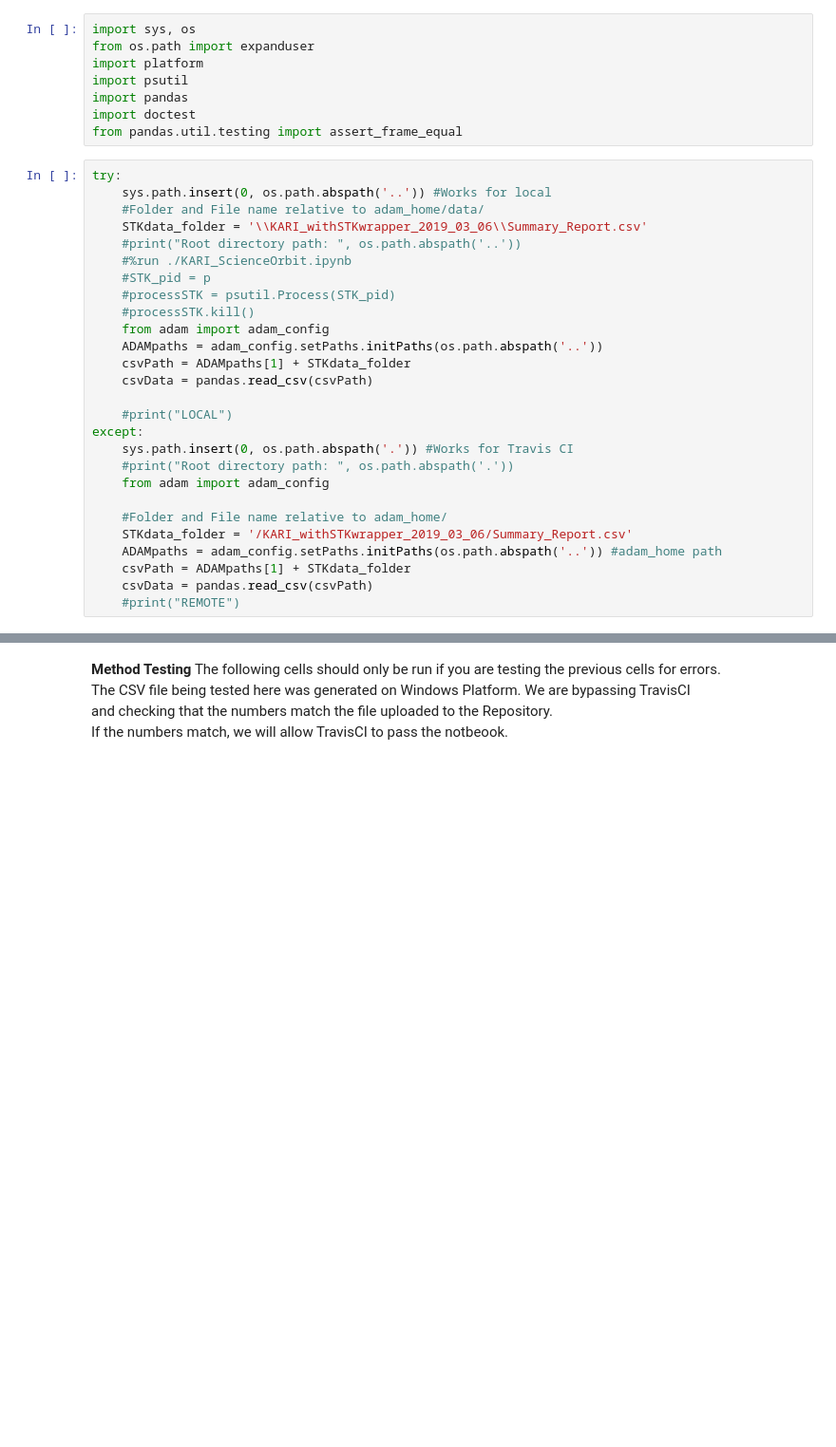
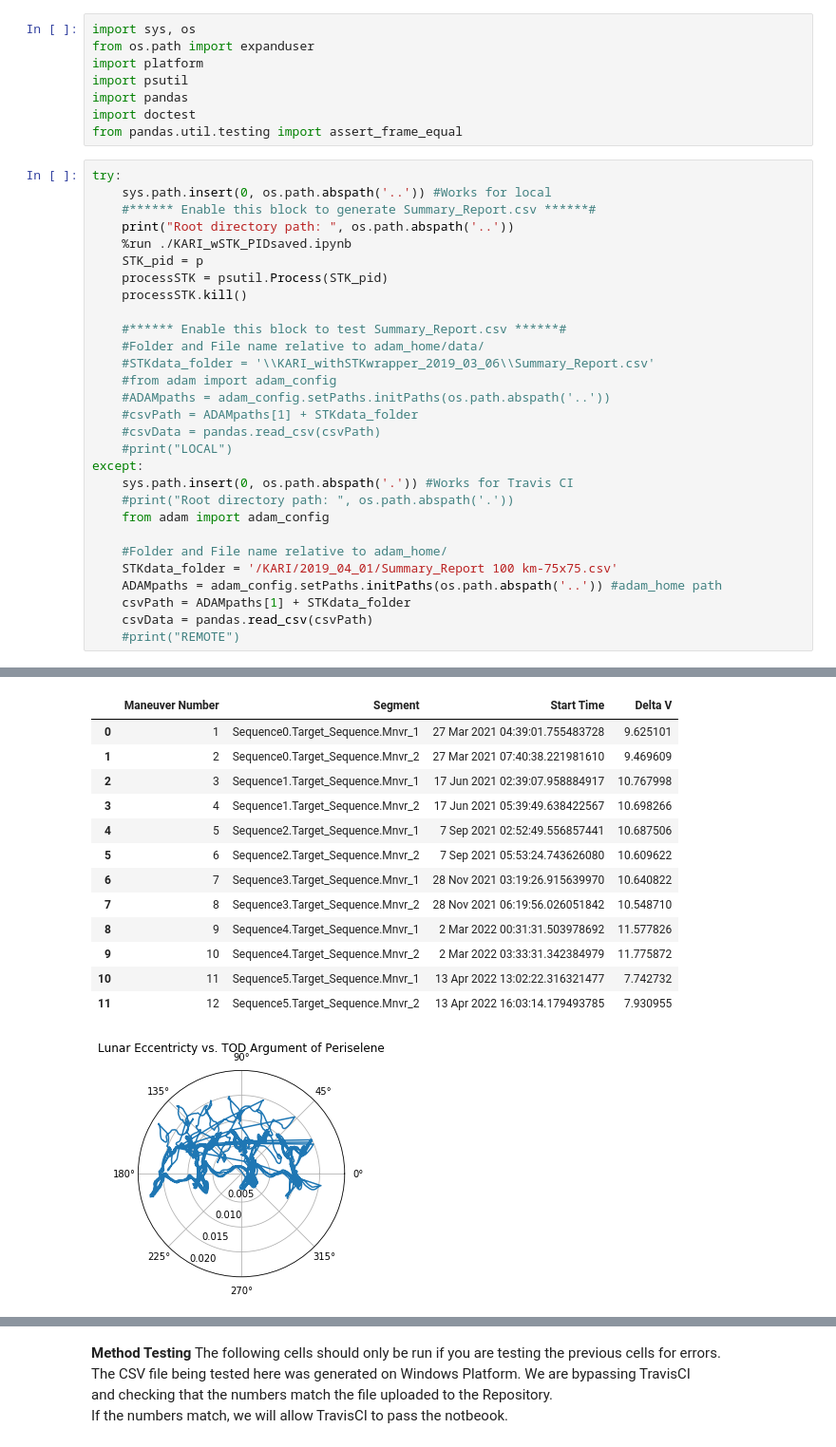
Before and after one commit to RookinsAndBear/TestingTravisCI, a Jupyter notebook: adam_home/demos/STKWrapper_withDocstring_workingCopy.ipynb, the cells around one changed output, grey strips where cells are left out. Shown at 95% size. Saved outputs shown, nothing was run; the diff lists cells and outputs as text; blank space fills up the shorter version.

Commit message:
setup new KARI folder with timestamped data files

```diff
--- a/adam_home/demos/STKWrapper_withDocstring_workingCopy.ipynb
+++ b/adam_home/demos/STKWrapper_withDocstring_workingCopy.ipynb
@@ -26,18 +26,20 @@ from pandas.util.testing import assert_frame_equal
 # %%
 try:
     sys.path.insert(0, os.path.abspath('..')) #Works for local
+    #****** Enable this block to generate Summary_Report.csv ******#
+    print("Root directory path: ", os.path.abspath('..'))
+    %run ./KARI_wSTK_PIDsaved.ipynb
+    STK_pid = p
+    processSTK = psutil.Process(STK_pid)
+    processSTK.kill()
+
+    #****** Enable this block to test Summary_Report.csv ******#
     #Folder and File name relative to adam_home/data/
-    STKdata_folder = '\\KARI_withSTKwrapper_2019_03_06\\Summary_Report.csv'
-    #print("Root directory path: ", os.path.abspath('..'))
-    #%run ./KARI_ScienceOrbit.ipynb
-    #STK_pid = p
-    #processSTK = psutil.Process(STK_pid)
-    #processSTK.kill()
-    from adam import adam_config
-    ADAMpaths = adam_config.setPaths.initPaths(os.path.abspath('..'))
-    csvPath = ADAMpaths[1] + STKdata_folder
-    csvData = pandas.read_csv(csvPath)
-
+    #STKdata_folder = '\\KARI_withSTKwrapper_2019_03_06\\Summary_Report.csv'
+    #from adam import adam_config
+    #ADAMpaths = adam_config.setPaths.initPaths(os.path.abspath('..'))
+    #csvPath = ADAMpaths[1] + STKdata_folder
+    #csvData = pandas.read_csv(csvPath)
     #print("LOCAL")
 except:
     sys.path.insert(0, os.path.abspath('.')) #Works for Travis CI
@@ -45,7 +47,7 @@ except:
     from adam import adam_config
 
     #Folder and File name relative to adam_home/
-    STKdata_folder = '/KARI_withSTKwrapper_2019_03_06/Summary_Report.csv'
+    STKdata_folder = '/KARI/2019_04_01/Summary_Report 100 km-75x75.csv'
     ADAMpaths = adam_config.setPaths.initPaths(os.path.abspath('..')) #adam_home path
     csvPath = ADAMpaths[1] + STKdata_folder
     csvData = pandas.read_csv(csvPath)
@@ -54,0 +73,14 @@ Changing adam home path to =  C:\Users\macuser\TestingTravisCI\adam_home
+|  | Maneuver Number | Segment | Start Time | Delta V |
+| 0 | 1 | Sequence0.Target_Sequence.Mnvr_1 | 27 Mar 2021 04:39:01.755483728 | 9.625101 |
+| 1 | 2 | Sequence0.Target_Sequence.Mnvr_2 | 27 Mar 2021 07:40:38.221981610 | 9.469609 |
+| 2 | 3 | Sequence1.Target_Sequence.Mnvr_1 | 17 Jun 2021 02:39:07.958884917 | 10.767998 |
+| 3 | 4 | Sequence1.Target_Sequence.Mnvr_2 | 17 Jun 2021 05:39:49.638422567 | 10.698266 |
+| 4 | 5 | Sequence2.Target_Sequence.Mnvr_1 | 7 Sep 2021 02:52:49.556857441 | 10.687506 |
+| 5 | 6 | Sequence2.Target_Sequence.Mnvr_2 | 7 Sep 2021 05:53:24.743626080 | 10.609622 |
+| 6 | 7 | Sequence3.Target_Sequence.Mnvr_1 | 28 Nov 2021 03:19:26.915639970 | 10.640822 |
+| 7 | 8 | Sequence3.Target_Sequence.Mnvr_2 | 28 Nov 2021 06:19:56.026051842 | 10.548710 |
+| 8 | 9 | Sequence4.Target_Sequence.Mnvr_1 | 2 Mar 2022 00:31:31.503978692 | 11.577826 |
+| 9 | 10 | Sequence4.Target_Sequence.Mnvr_2 | 2 Mar 2022 03:33:31.342384979 | 11.775872 |
+| 10 | 11 | Sequence5.Target_Sequence.Mnvr_1 | 13 Apr 2022 13:02:22.316321477 | 7.742732 |
+| 11 | 12 | Sequence5.Target_Sequence.Mnvr_2 | 13 Apr 2022 16:03:14.179493785 | 7.930955 |
+[figure, added]
```
Also changed, not shown: parts of 15 cells of this notebook, 4 other files.
